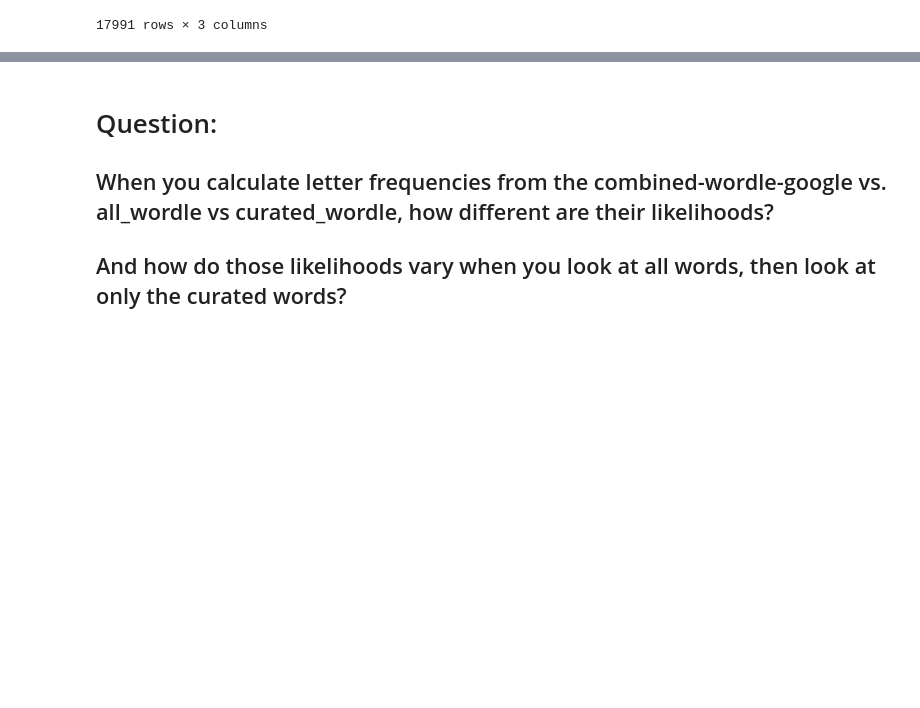
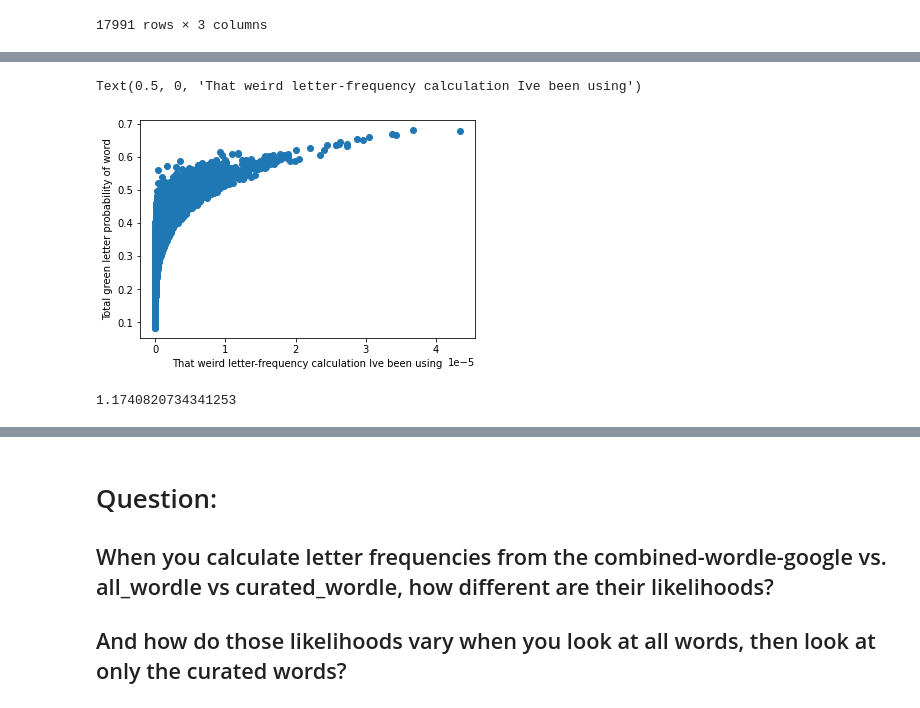
Before and after one commit to benton-anderson/wordle-opt, a Jupyter notebook: notebooks/BJA-02.1-letter-frequency-MLE.ipynb, the cells around one changed output, grey strips where cells are left out. Cells and saved outputs as stored; diff of their text form; code cells hidden in the pictures; blank space fills up the shorter version.

```diff
--- a/notebooks/BJA-02.1-letter-frequency-MLE.ipynb
+++ b/notebooks/BJA-02.1-letter-frequency-MLE.ipynb
@@ -91,0 +223,15 @@ lfl[lfl['curated'].notna()].sort_values('curated', ascending=False)
+# %%
+plt.scatter(data['wp'], data['tglp'])
+plt.ylabel('Total green letter probability of word')
+plt.xlabel('That weird letter-frequency calculation Ive been using')
+# %% [output]
+Text(0.5, 0, 'That weird letter-frequency calculation Ive been using')
+[figure, added]
+# %%
+sum_letter_prob('abcde') + \
+sum_letter_prob('fghij') + \
+sum_letter_prob('klmno') + \
+sum_letter_prob('pqrst') + \
+sum_letter_prob('uvwxy')
+# %% [output]
+1.1740820734341253
```
Also changed, not shown: parts of 32 cells of this notebook, 7 other files.
